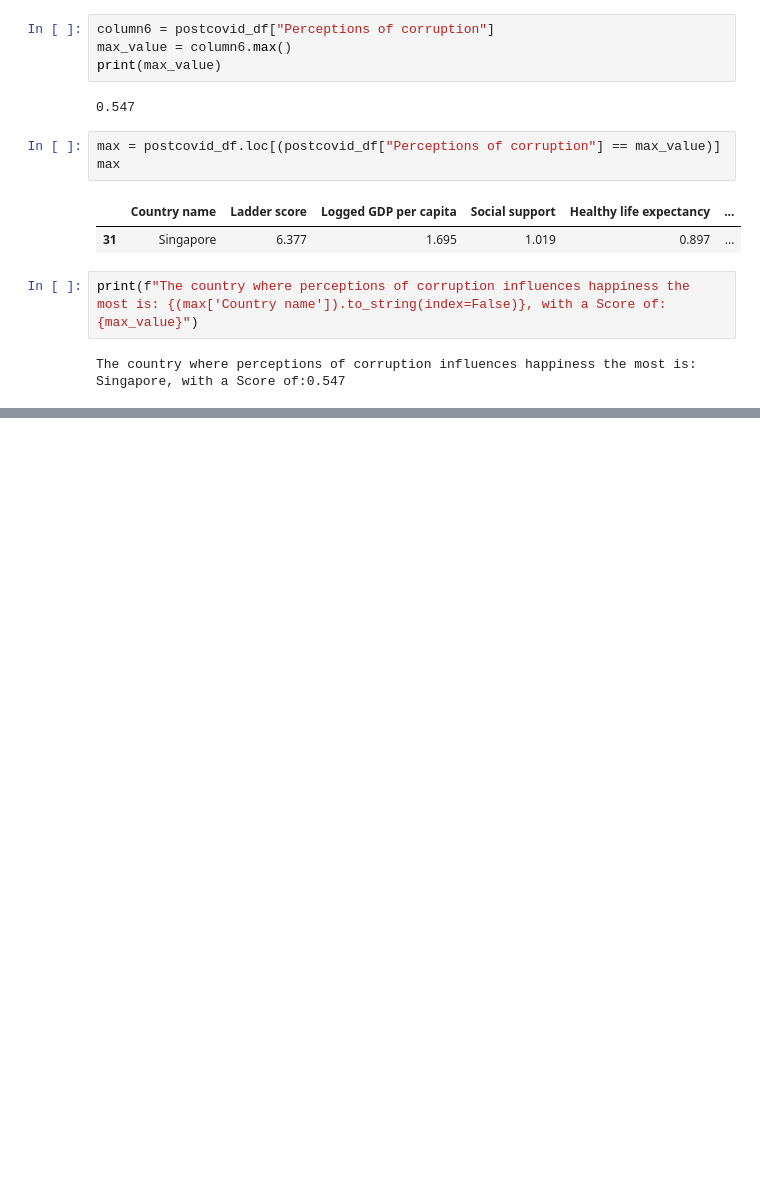
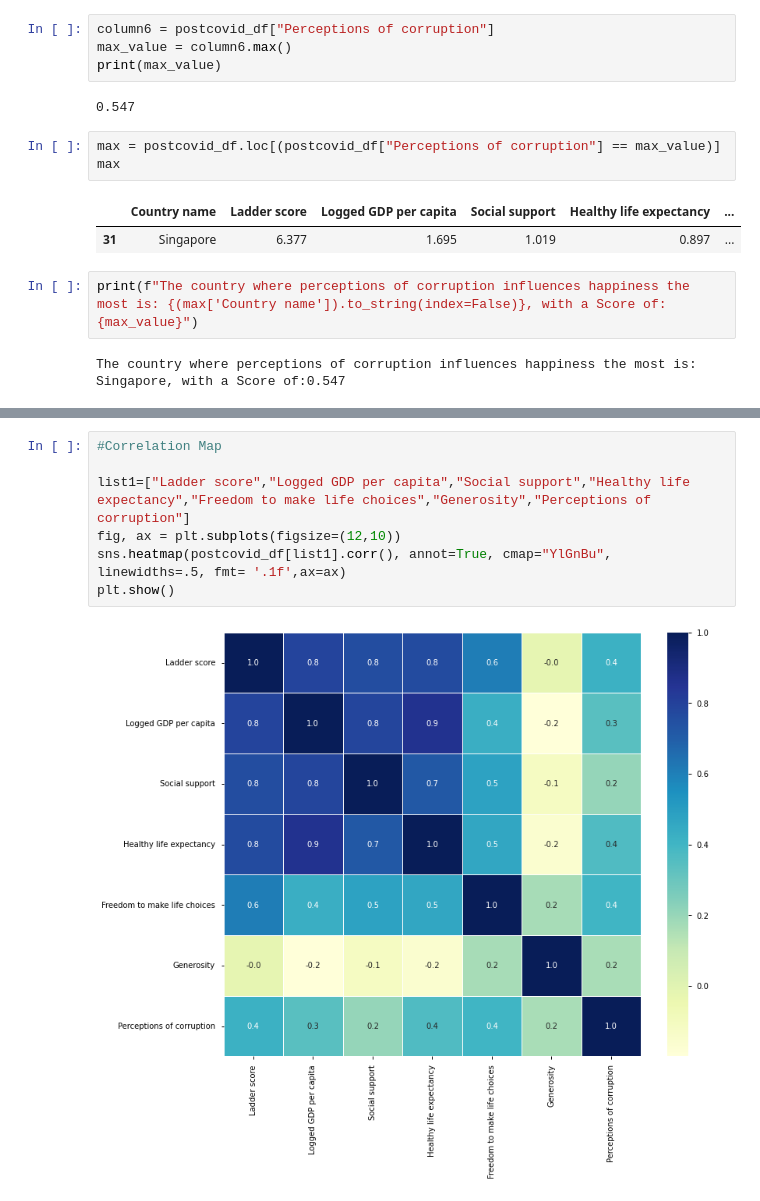
Before and after one commit to CristinaCod/World_Happiness_Report, a Jupyter notebook: World Happiness 2021.ipynb, the cells around one changed output, grey strips where cells are left out. Drawn from its saved outputs; the diff is of its cells as text; blank space fills up the shorter version.

```diff
--- a/World Happiness 2021.ipynb
+++ b/World Happiness 2021.ipynb
@@ -169,0 +199,9 @@ postcovid_df.to_csv('Resources/clean_whr_2021.csv', index=False)
+# %%
+#Correlation Map
+
+list1=["Ladder score","Logged GDP per capita","Social support","Healthy life expectancy","Freedom to make life choices","Generosity","Perceptions of corruption"]
+fig, ax = plt.subplots(figsize=(12,10))
+sns.heatmap(postcovid_df[list1].corr(), annot=True, cmap="YlGnBu", linewidths=.5, fmt= '.1f',ax=ax)
+plt.show()
+# %% [output]
+[figure, added]
```
Also changed, not shown: parts of 5 cells of this notebook.
